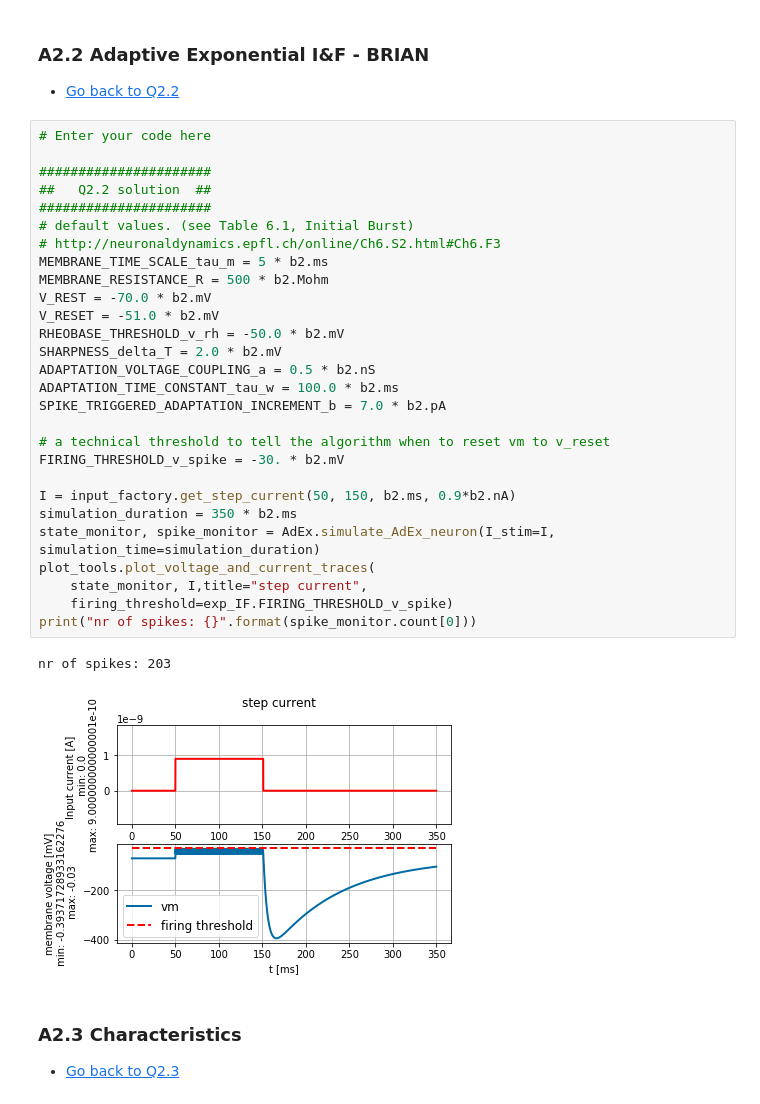
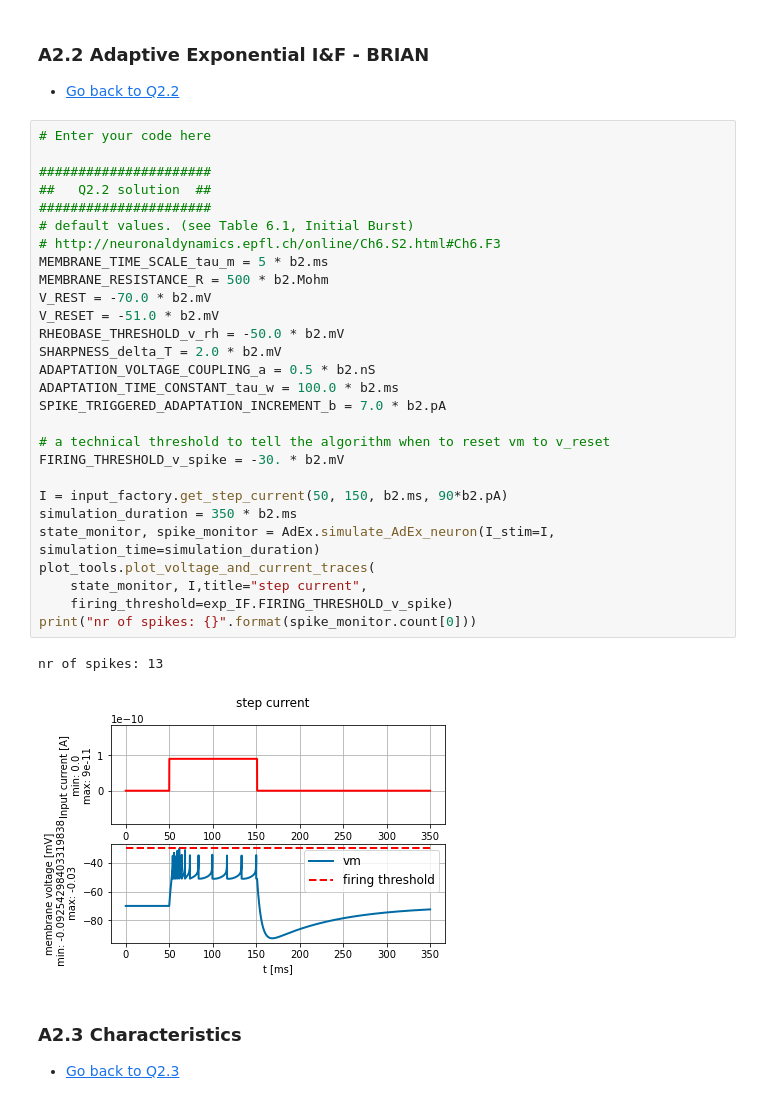
Before and after one commit to RobbeDeMuynck/CN_practicals, a Jupyter notebook: Module 1/Module1_Ex2_XX.ipynb, the cells around one changed output. Cells and saved outputs as stored; diff of their text form.

```diff
--- a/Module 1/Module1_Ex2_XX.ipynb
+++ b/Module 1/Module1_Ex2_XX.ipynb
@@ -399,34 +378,34 @@ In this simulation there are 11 spikes.
 # %%
 # Enter your code here
 
 ######################
 ##   Q2.2 solution  ##
 ######################
 # default values. (see Table 6.1, Initial Burst)
 # http://neuronaldynamics.epfl.ch/online/Ch6.S2.html#Ch6.F3
 MEMBRANE_TIME_SCALE_tau_m = 5 * b2.ms
 MEMBRANE_RESISTANCE_R = 500 * b2.Mohm
 V_REST = -70.0 * b2.mV
 V_RESET = -51.0 * b2.mV
 RHEOBASE_THRESHOLD_v_rh = -50.0 * b2.mV
 SHARPNESS_delta_T = 2.0 * b2.mV
 ADAPTATION_VOLTAGE_COUPLING_a = 0.5 * b2.nS
 ADAPTATION_TIME_CONSTANT_tau_w = 100.0 * b2.ms
 SPIKE_TRIGGERED_ADAPTATION_INCREMENT_b = 7.0 * b2.pA
 
 # a technical threshold to tell the algorithm when to reset vm to v_reset
 FIRING_THRESHOLD_v_spike = -30. * b2.mV
 
-I = input_factory.get_step_current(50, 150, b2.ms, 0.9*b2.nA)
+I = input_factory.get_step_current(50, 150, b2.ms, 90*b2.pA)
 simulation_duration = 350 * b2.ms
 state_monitor, spike_monitor = AdEx.simulate_AdEx_neuron(I_stim=I, simulation_time=simulation_duration)
 plot_tools.plot_voltage_and_current_traces(
     state_monitor, I,title="step current",
     firing_threshold=exp_IF.FIRING_THRESHOLD_v_spike)
 print("nr of spikes: {}".format(spike_monitor.count[0]))
 # %% [output]
-nr of spikes: 203
+nr of spikes: 13
-[figure, old version]
+[figure, new version]
 # %% [markdown]
 ### A2.3 Characteristics <a id="A2.3"/>
 * [Go back to Q2.3](#Q2.3)
```
Also changed, not shown: parts of 11 cells of this notebook.
